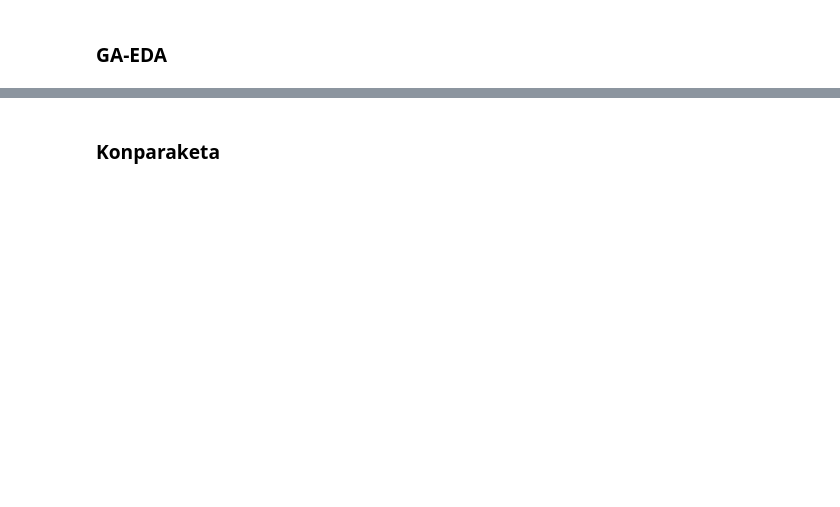
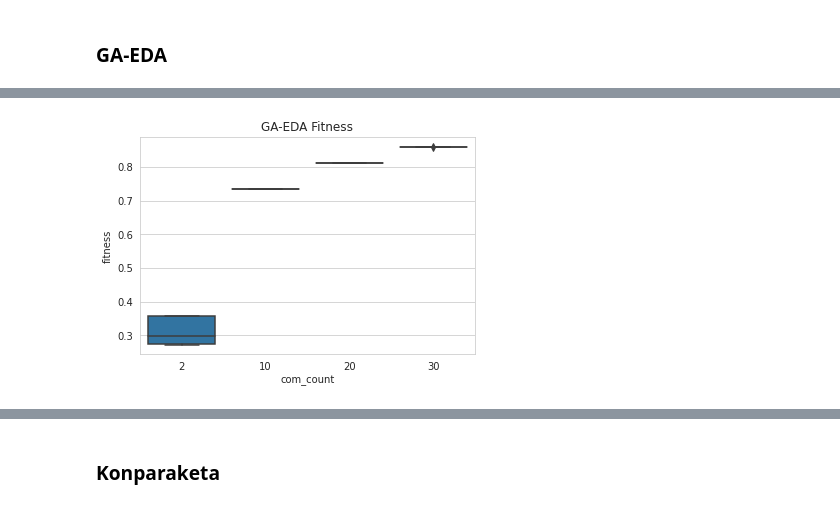
Before and after one commit to juletx/community-detection, a Jupyter notebook: notebooks/CDP_3_fasea.ipynb, the cells around one changed output, grey strips where cells are left out. Saved outputs shown, nothing was run; the diff lists cells and outputs as text; code cells hidden in the pictures; blank space fills up the shorter version.

```diff
--- a/notebooks/CDP_3_fasea.ipynb
+++ b/notebooks/CDP_3_fasea.ipynb
@@ -2565,0 +2632,5 @@ display(data.head(10))
+# %%
+ax = sns.boxplot(x='com_count', y='fitness', data=data)
+ax.set_title('GA-EDA Fitness');
+# %% [output]
+[figure, added]
```
Also changed, not shown: parts of 12 cells of this notebook, 4 other files.
